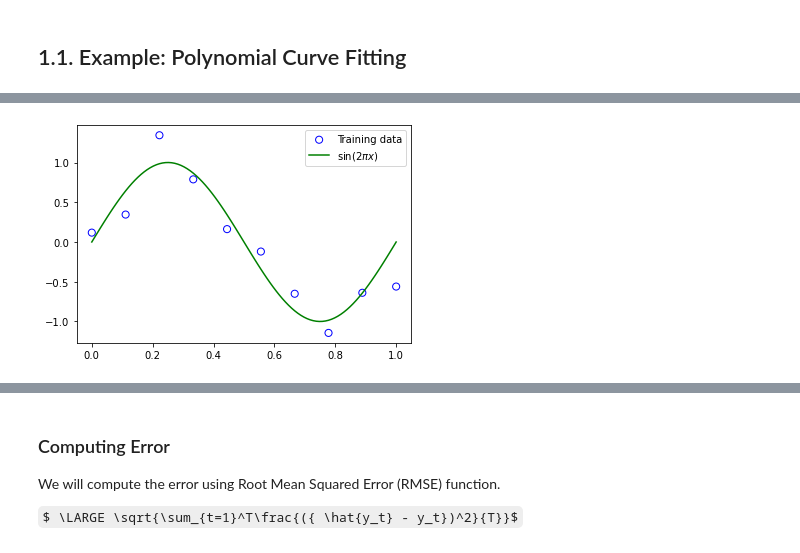
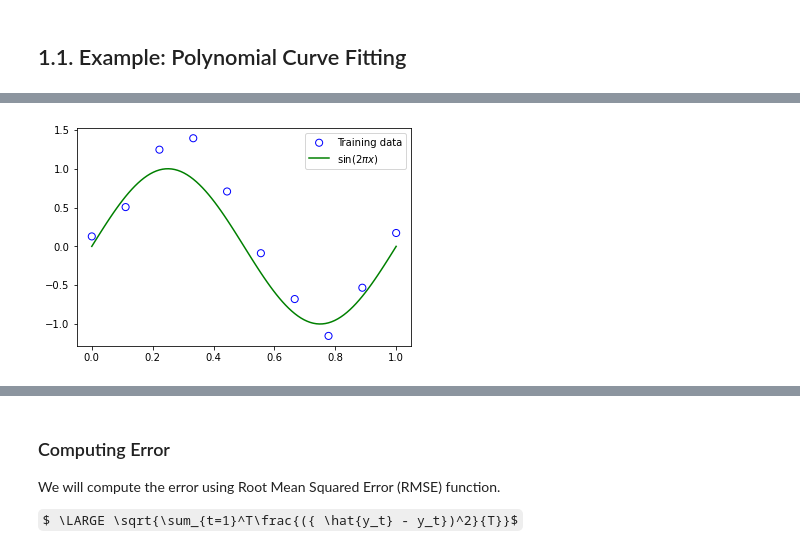
Before and after one commit to OmarAlmighty/FCI-Pattern-Recognition, a Jupyter notebook: Lab 02/CH 01.ipynb, the cells around one changed output, grey strips where cells are left out. Saved outputs shown, nothing was run; the diff lists cells and outputs as text; code cells hidden in the pictures; some formulas as TeX source.

```diff
--- a/Lab 02/CH 01.ipynb
+++ b/Lab 02/CH 01.ipynb
@@ -41,0 +34,7 @@ y_test = my_sin(x_test)
+# %%
+train_set = np.genfromtxt('Train dataset.csv', delimiter=',')
+test_set = np.genfromtxt('Test dataset.csv', delimiter=',')
+
+## Split the features and targets
+x_train, y_train = train_set[:, 0], train_set[:, 1]
+x_test, y_test = test_set[:, 0], test_set[:, 1]
@@ -42,9 +48,8 @@ y_test = my_sin(x_test)
 # %%
 # plot the training dataset as scatters and plot the test dataset as line plot.
-plt.scatter(x_train, y_train, facecolor='none',
-            edgecolors='b', s=50, label='Training data')
-plt.plot(x_test, y_test, c='g', label='$\sin(2 \pi x)$')
+plt.scatter(x_train, y_train, facecolor='none', edgecolors='b', s=50, label='Training data')
+plt.plot(x_test, y_test, color='g', label='$\sin(2 \pi x)$')
 plt.legend()
 plt.show()
 # %% [output]
-[figure, old version]
+[figure, new version]
```
Also changed, not shown: parts of 24 cells of this notebook, 8 other files.
